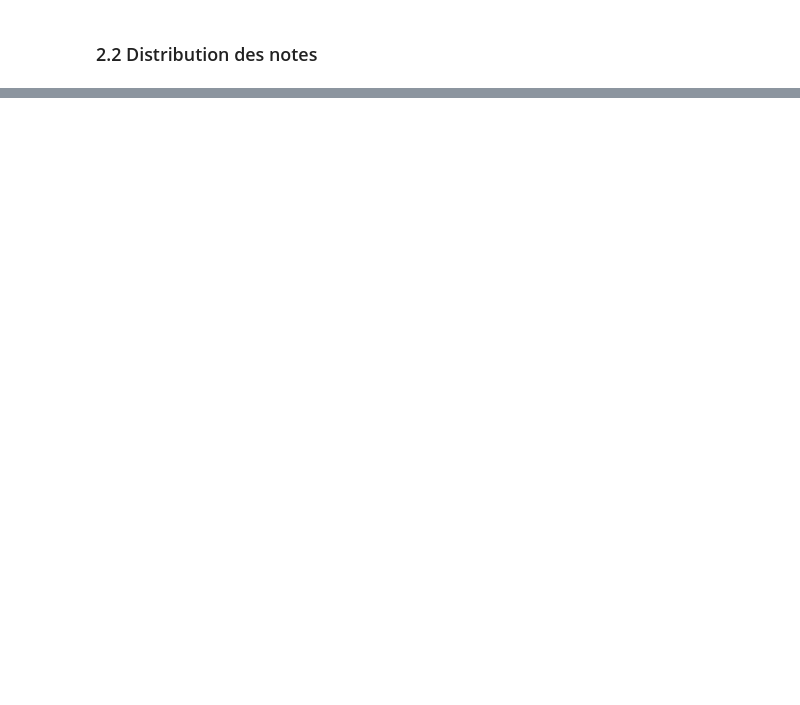
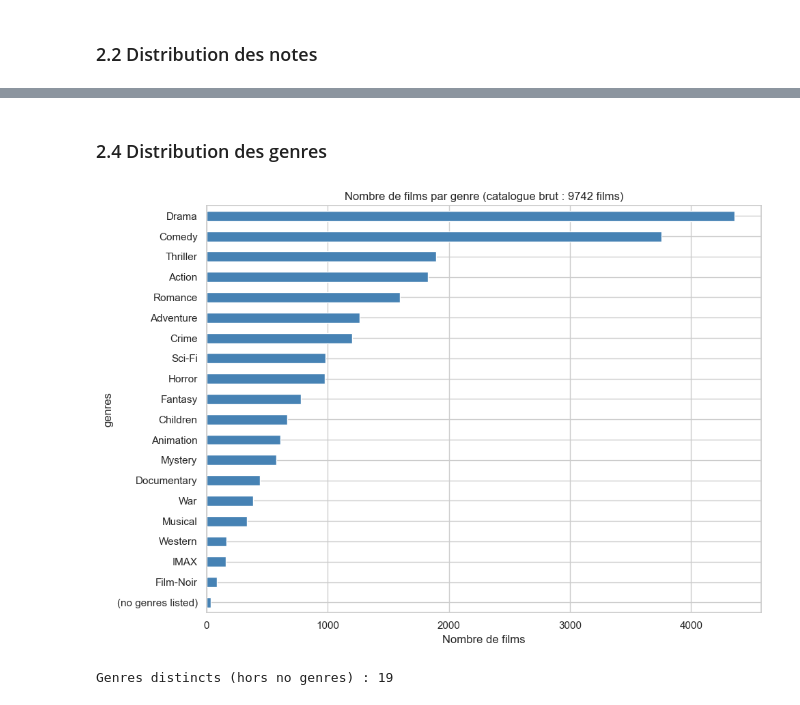
Before and after one commit to MoussaTorch/recommendation-film, a Jupyter notebook: notebooks/01-eda.ipynb, the cells around one changed output, grey strips where cells are left out. Saved outputs shown, nothing was run; the diff lists cells and outputs as text; code cells hidden in the pictures; blank space fills up the shorter version.

```diff
--- a/notebooks/01-eda.ipynb
+++ b/notebooks/01-eda.ipynb
@@ -544,0 +236,18 @@ print("→ Visualiser avec : mlflow ui --backend-store-uri sqlite:///mlflow.db")
+# %% [markdown]
+### 2.4 Distribution des genres
+# %%
+genres_exploded = movies_raw['genres'].str.split('|').explode()
+genre_counts = genres_exploded.value_counts()
+
+fig, ax = plt.subplots(figsize=(10, 7))
+genre_counts.sort_values().plot(kind='barh', ax=ax, color='steelblue')
+ax.set_title(f'Nombre de films par genre (catalogue brut : {len(movies_raw)} films)')
+ax.set_xlabel('Nombre de films')
+plt.tight_layout()
+plt.savefig(PROJECT_DIR / 'reports' / 'genre_distribution_raw.png', dpi=150, bbox_inches='tight')
+plt.show()
+
+print(f"Genres distincts (hors no genres) : {len(genre_counts) - 1}")
+# %% [output]
+[figure, added]
+Genres distincts (hors no genres) : 19
```
Also changed, not shown: parts of 70 cells of this notebook, 1 other file.
